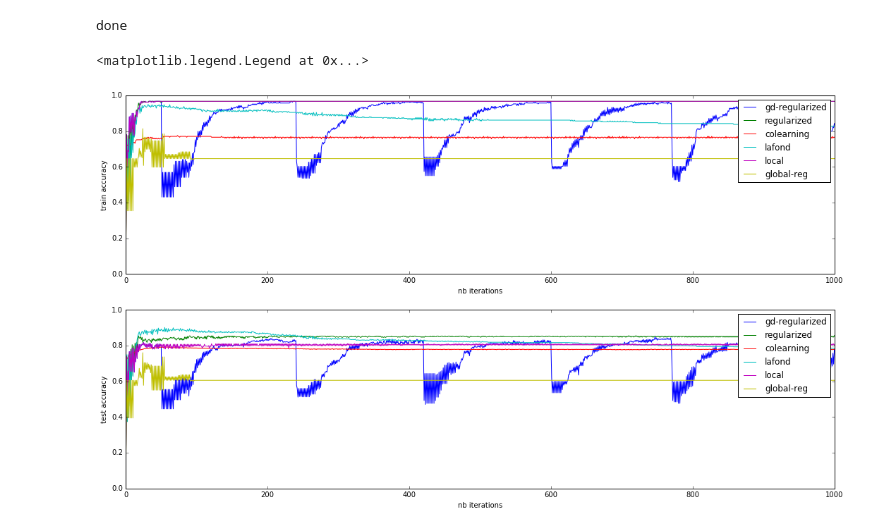
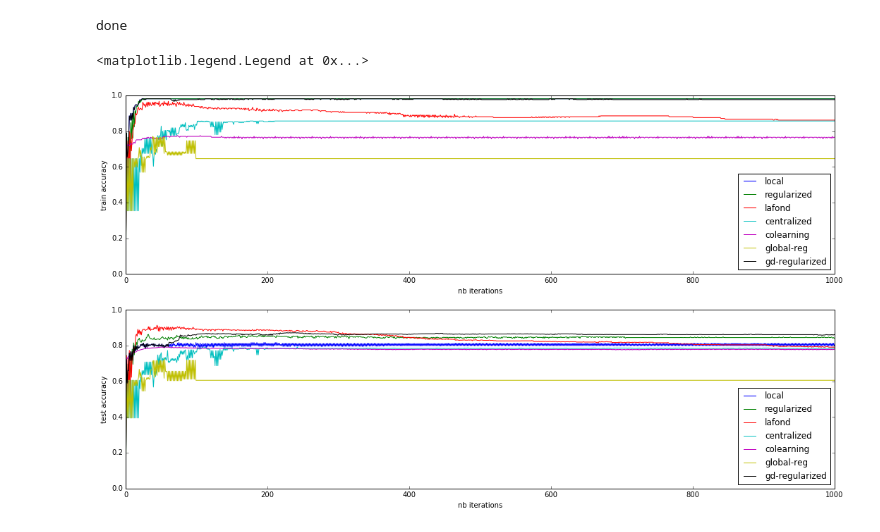
Before and after one commit to vzantedeschi/Dada, a Jupyter notebook: notebooks/Moons.ipynb, the cells around one changed output. Cells and saved outputs as stored; diff of their text form; code cells hidden in the pictures.

Commit message:
full results on moons

```diff
--- a/notebooks/Moons.ipynb
+++ b/notebooks/Moons.ipynb
@@ -43,7 +43,8 @@ nodes, adj_matrix, similarities = synthetic_graph(X, Y, X_test, Y_test, V, theta
 
 # set callbacks for optimization analysis
 callbacks = {
-    'accuracy': [central_accuracy, []]
+    'accuracy': [central_accuracy, []],
+    'nb-edges': [number_edges, []],
 }
 
 # get weak classifiers
@@ -52,8 +53,8 @@ base_clfs = get_stumps(n=B, d=D+1, min_v=vmin, max_v=vmax)
 # %%
 results = {}
 
-# nodes_copy = deepcopy(nodes)
-# results["centralized"] = centralized_FW(nodes_copy, base_clfs, beta=BETA, nb_iter=NB_ITER, callbacks=callbacks)
+nodes_copy = deepcopy(nodes)
+results["centralized"] = centralized_FW(nodes_copy, base_clfs, beta=BETA, nb_iter=NB_ITER, callbacks=callbacks)
 
 nodes_regularized = deepcopy(nodes)
 results["regularized"] = regularized_local_FW(nodes_regularized, base_clfs, beta=BETA, nb_iter=NB_ITER, mu=MU, callbacks=callbacks)
@@ -71,30 +72,30 @@ results["global-reg"] = global_regularized_local_FW(nodes_copy, base_clfs, beta=
 results["colearning"], clf_colearning = colearning(N, X, Y, X_test, Y_test, D, NB_ITER, adj_matrix, similarities)
 
 gd_nodes = deepcopy(nodes)
-results["gd-regularized"] = gd_reg_local_FW(gd_nodes, base_clfs, pace_gd=10, beta=BETA, nb_iter=NB_ITER, callbacks=callbacks)
+results["gd-regularized"] = gd_reg_local_FW(gd_nodes, base_clfs, gd_method={"name":"laplacian", "pace_gd": 30, "args":()}, beta=BETA, mu=1, reset_step=False, nb_iter=NB_ITER, callbacks=callbacks)
 print("done")
 # %% [output]
 done
 # %%
 plt.figure(1, figsize=(18, 10))
 
 plt.subplot(211)
 plt.xlabel('nb iterations')
 plt.ylabel('train accuracy')
 
 for k, r_list in results.items():
     plt.plot(range(len(r_list)), [r['accuracy'][0] for r in r_list], label='{}'.format(k))
 
-plt.legend()
+plt.legend(loc='lower right')
 
 plt.subplot(212)
 plt.xlabel('nb iterations')
 plt.ylabel('test accuracy')
 
 for k, r_list in results.items():
     plt.plot(range(len(r_list)), [r['accuracy'][1] for r in r_list], label='{}'.format(k))
 
-plt.legend()
+plt.legend(loc='lower right')
 # %% [output]
 <matplotlib.legend.Legend at 0x...>
-[figure, old version]
+[figure, new version]
```
Also changed, not shown: parts of 3 cells of this notebook, 2 other files.
